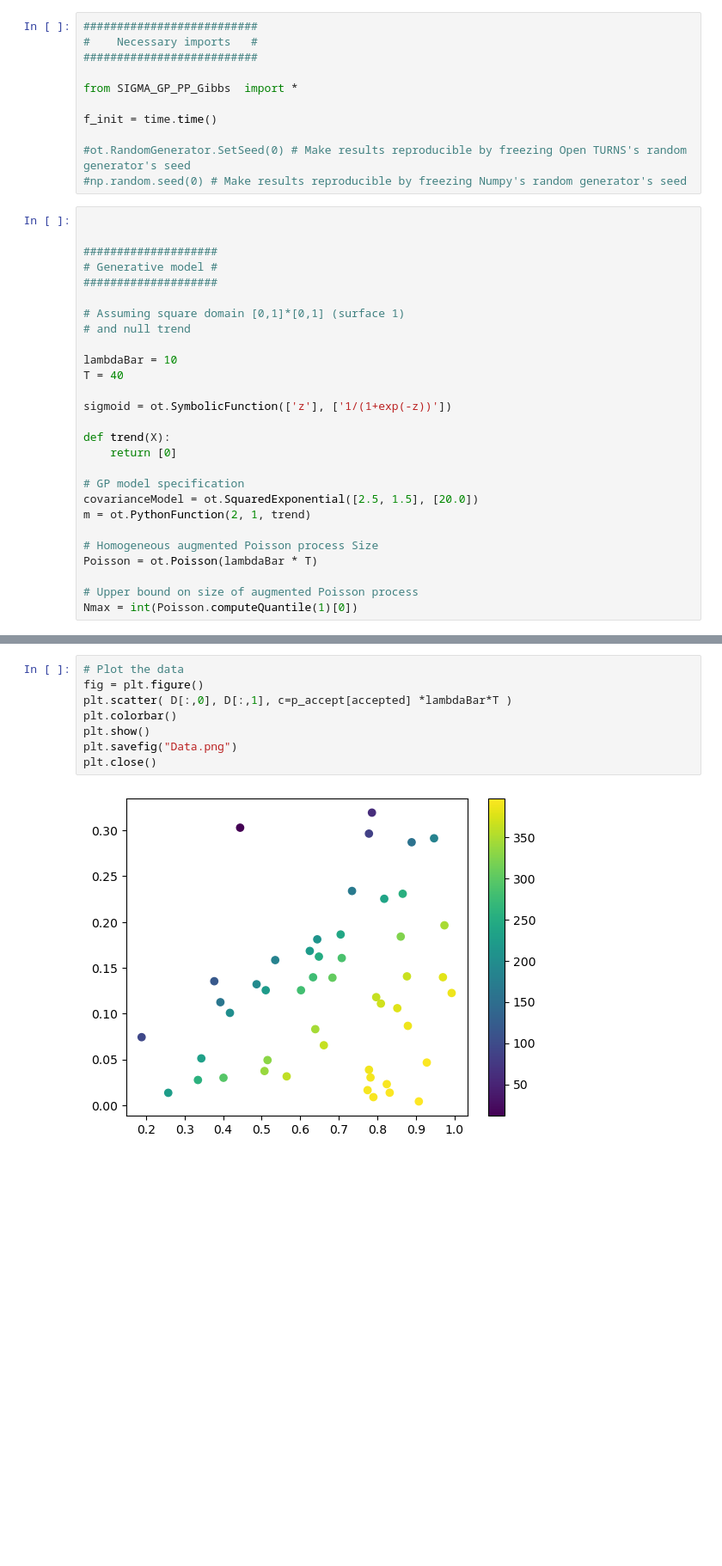
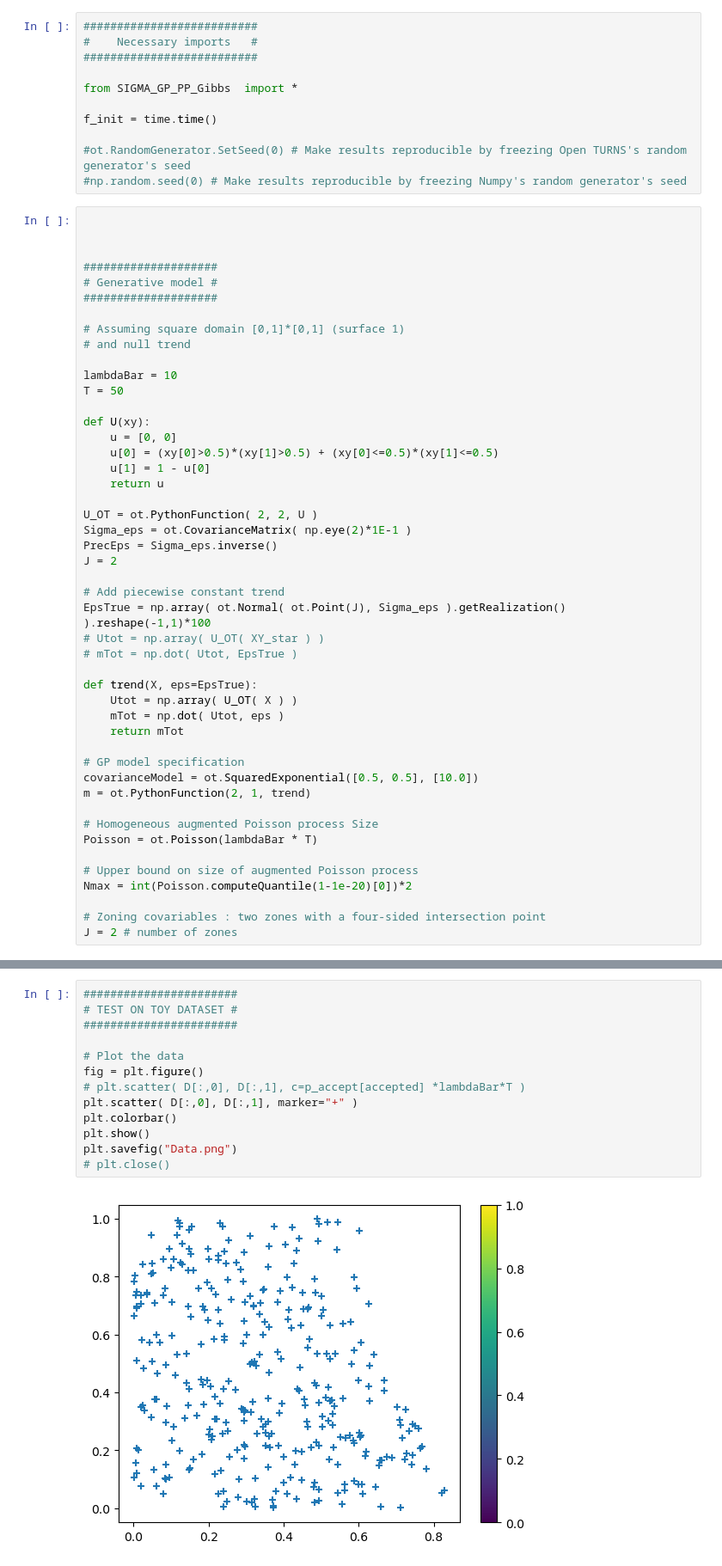
Before and after one commit to IbraSey/phdseydi, a Jupyter notebook: Code Gibbs GPETAS/SIGMA_GP_Poisson_Process.ipynb, the cells around one changed output, grey strips where cells are left out. Shown at 86% size. Drawn from its saved outputs; the diff is of its cells as text; blank space fills up the shorter version.

Commit message:
debugged sigma GP with zone effects

```diff
--- a/Code Gibbs GPETAS/SIGMA_GP_Poisson_Process.ipynb
+++ b/Code Gibbs GPETAS/SIGMA_GP_Poisson_Process.ipynb
@@ -262,6 +10,7 @@ f_init = time.time()
 #ot.RandomGenerator.SetSeed(0) # Make results reproducible by freezing Open TURNS's random generator's seed
 #np.random.seed(0) # Make results reproducible by freezing Numpy's random generator's seed
 # %%
+
 
 
 ####################
@@ -272,20 +21,39 @@ f_init = time.time()
 # and null trend
 
 lambdaBar = 10
-T = 40
+T = 50
 
-sigmoid = ot.SymbolicFunction(['z'], ['1/(1+exp(-z))'])
+def U(xy):
+    u = [0, 0]
+    u[0] = (xy[0]>0.5)*(xy[1]>0.5) + (xy[0]<=0.5)*(xy[1]<=0.5)
+    u[1] = 1 - u[0]
+    return u
 
-def trend(X):
-    return [0]
+U_OT = ot.PythonFunction( 2, 2, U )
+Sigma_eps = ot.CovarianceMatrix( np.eye(2)*1E-1 )
+PrecEps = Sigma_eps.inverse()
+J = 2
+
+# Add piecewise constant trend
+EpsTrue = np.array( ot.Normal( ot.Point(J), Sigma_eps ).getRealization() ).reshape(-1,1)*100
+# Utot = np.array( U_OT( XY_star ) )
+# mTot = np.dot( Utot, EpsTrue )
+
+def trend(X, eps=EpsTrue):
+    Utot = np.array( U_OT( X ) )
+    mTot = np.dot( Utot, eps )
+    return mTot
 
 # GP model specification
-covarianceModel = ot.SquaredExponential([2.5, 1.5], [20.0])
+covarianceModel = ot.SquaredExponential([0.5, 0.5], [10.0])
 m = ot.PythonFunction(2, 1, trend)
 
 # Homogeneous augmented Poisson process Size
 Poisson = ot.Poisson(lambdaBar * T)
 
 # Upper bound on size of augmented Poisson process
-Nmax = int(Poisson.computeQuantile(1)[0])
+Nmax = int(Poisson.computeQuantile(1-1e-20)[0])*2
+
+# Zoning covariables : two zones with a four-sided intersection point
+J = 2 # number of zones
 # %%
@@ -332,12 +98,17 @@ fD = np.array(field_f)[accepted]
 fPi = np.array(field_f)[accepted==False]
 ftot = np.vstack((fD,fPi,[[0]]*(Nmax-Ntot)))
 # %%
+#######################
+# TEST ON TOY DATASET #
+#######################
+
 # Plot the data
 fig = plt.figure()
-plt.scatter( D[:,0], D[:,1], c=p_accept[accepted] *lambdaBar*T )
+# plt.scatter( D[:,0], D[:,1], c=p_accept[accepted] *lambdaBar*T )
+plt.scatter( D[:,0], D[:,1], marker="+" )
 plt.colorbar()
 plt.show()
 plt.savefig("Data.png")
-plt.close()
+# plt.close()
 # %% [output]
-[figure, old version]
+[figure, new version]
```
Also changed, not shown: parts of 22 cells of this notebook, 2 other files.
